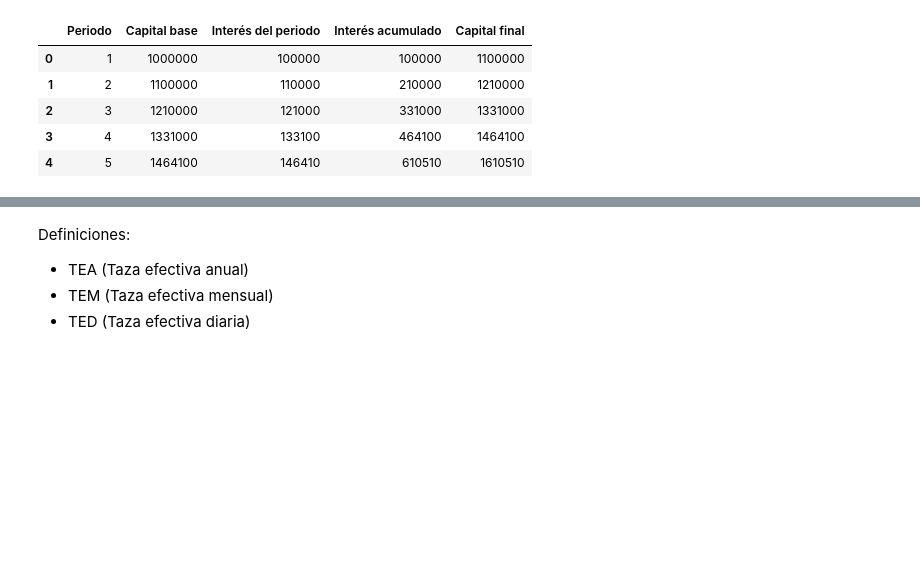
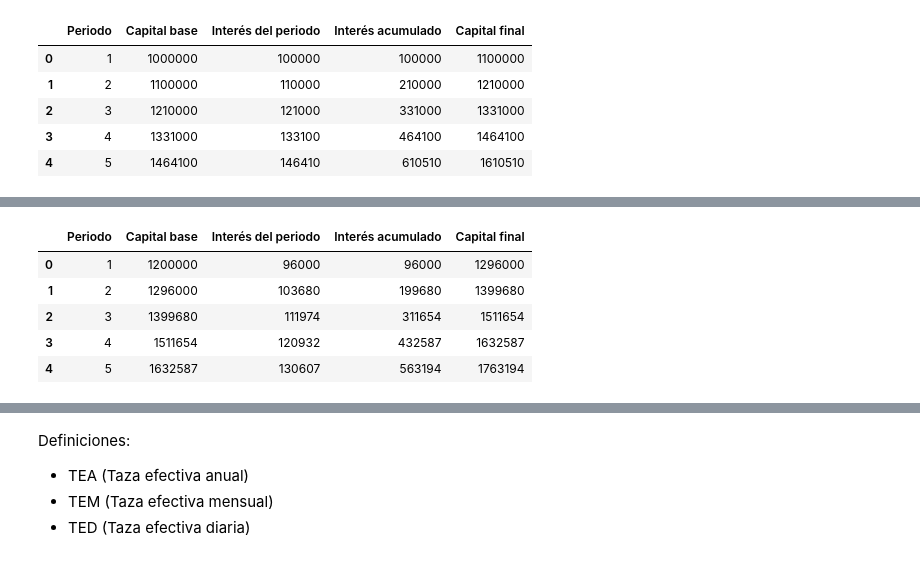
Before and after one commit to alexandergribenchenko/Data_Science_Finanzas, a Jupyter notebook: DS_FIN_01_Creditos_estudio.ipynb, the cells around one changed output, grey strips where cells are left out. Saved outputs shown, nothing was run; the diff lists cells and outputs as text; code cells hidden in the pictures; blank space fills up the shorter version.

```diff
--- a/DS_FIN_01_Creditos_estudio.ipynb
+++ b/DS_FIN_01_Creditos_estudio.ipynb
@@ -31,8 +107,8 @@ interes_periodo_n
 # %%
 import pandas as pd
 
-def generar_tabla_apply(capital_inicial, tasa_anual, m, n_anios):
-    df = pd.DataFrame({'Periodo': range(1, n_anios + 1)})
+def generar_tabla_apply(capital_inicial, tasa_anual, m, n):
+    df = pd.DataFrame({'Periodo': range(1, n + 1)})
 
     df['Capital base'] = df['Periodo'].apply(
         lambda n: round(capital_inicial * (1 + tasa_anual / m) ** (m * (n - 1)))
@@ -70,0 +209,21 @@ df
+# %%
+capital_inicial = 1_200_000 # Capital inicial
+tasa_anual = 0.08 # Tasa de interes efectivo anual
+n = 5 # Cantidad de periodos que capitalizará (años)
+m = 1 # Cantidad de veces que capitaliza en el año.
+# %%
+df = generar_tabla_apply(
+    capital_inicial,
+    tasa_anual,
+    m,
+    n
+)
+
+df
+# %% [output]
+|  | Periodo | Capital base | Interés del periodo | Interés acumulado | Capital final |
+| 0 | 1 | 1200000 | 96000 | 96000 | 1296000 |
+| 1 | 2 | 1296000 | 103680 | 199680 | 1399680 |
+| 2 | 3 | 1399680 | 111974 | 311654 | 1511654 |
+| 3 | 4 | 1511654 | 120932 | 432587 | 1632587 |
+| 4 | 5 | 1632587 | 130607 | 563194 | 1763194 |
```
Also changed, not shown: parts of 22 cells of this notebook.
